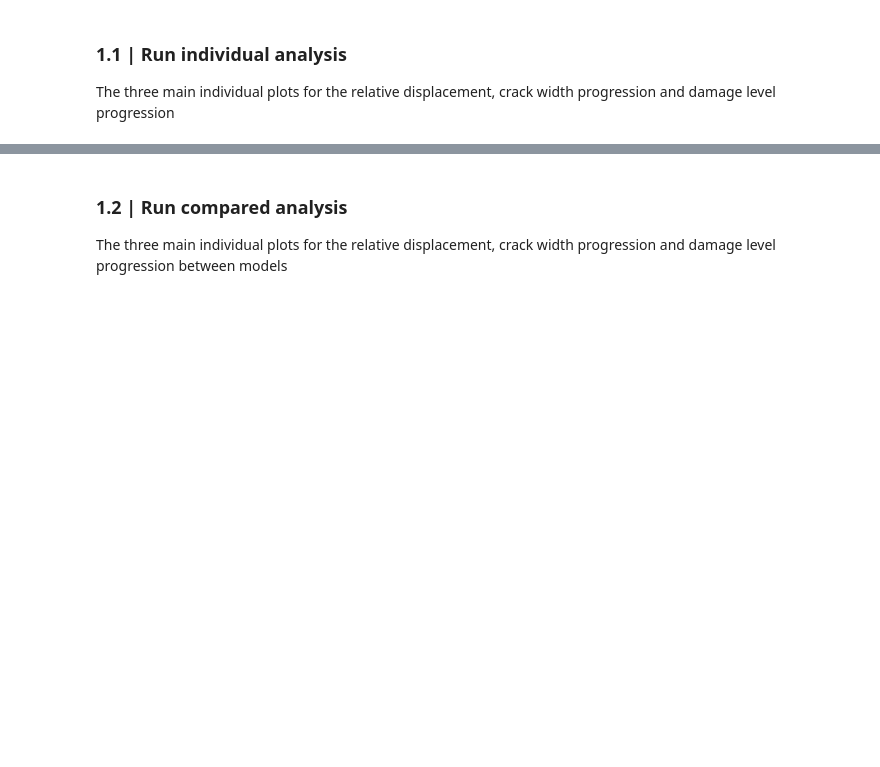
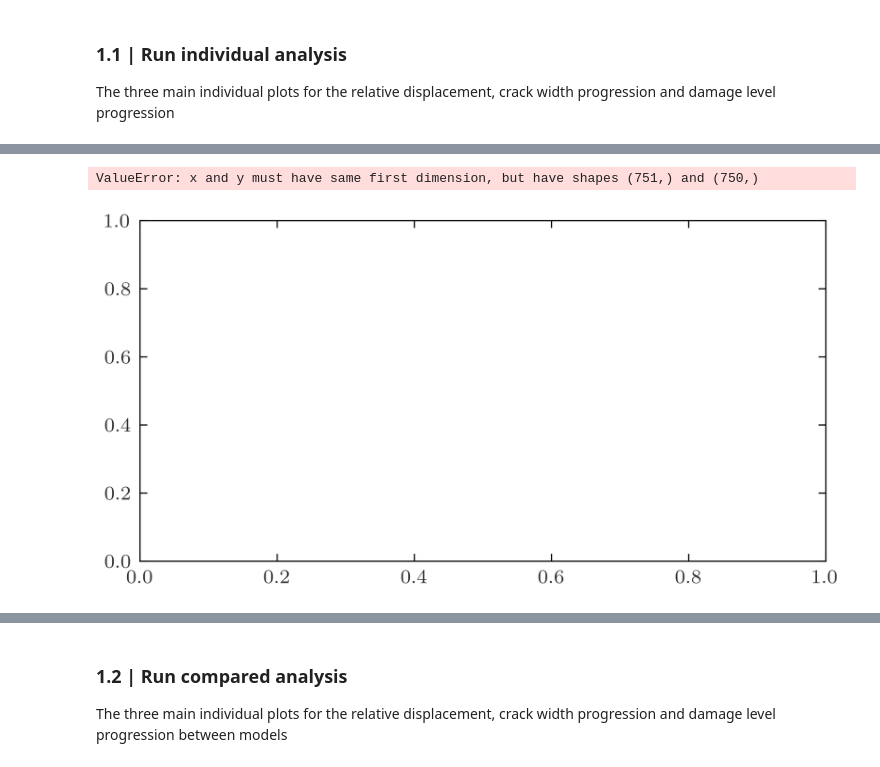
Before and after one commit to JavFuertes/BRICKS, a Jupyter notebook: bricks_fea.ipynb, the cells around one changed output, grey strips where cells are left out. Drawn from its saved outputs; the diff is of its cells as text; code cells hidden in the pictures; blank space fills up the shorter version.

```diff
--- a/bricks_fea.ipynb
+++ b/bricks_fea.ipynb
@@ -134,0 +222,55 @@ rr = analyse_models(dir,analysis_info_mesh, plot_settings_mesh, merge = merge_in
+# %%
+# ------------------------------- TSRCM ------------------------------ #
+combined_info_TSRCM = {
+    'Crack width': {
+        'EOI': [[177,178,179,435],
+                [35, 166, 203, 387, 523, 684, 723, 867],
+                [9, 206, 263, 612]],
+    },
+}
+
+combined_settings_TSRCM = {
+    'Crack width': {
+        'traces': ['Crack 1 TSCM ','Crack 5 TSCM','Crack 9 TSCM'],
+        'labels': ['Load factor $\lambda$', 'Crack Width $c_w$ [mm]'],
+        'titles': 'Major crack Width development',
+        'scientific': True
+    },
+}
+
+
+data_TSCM = {}
+data_TSCM['name'] = 'TSCM-O',
+data_TSCM['analysis_info'] = combined_info_TSRCM
+data_TSCM['plot_settings'] = combined_settings_TSRCM
+data_TSCM['dir'] = r'C:\Users\javie\OneDrive - Delft University of Technology\Year 2\Q3 & Q4\CIEM0500 - MS Thesis Project\!content\Experimentation\Modelling\Models\Continuum\Standard\W2O - TS\2DW2O_-_TS_NLA.tb'
+
+# ------------------------------- EMM S ------------------------------ #
+combined_info_EMMS = {
+    'Crack width': {
+        'EOI': [[34, 35, 154, 248],
+                [65, 66, 145, 212, 219, 226, 227, 354],
+                [679, 706, 737, 822],],
+    },
+}
+
+combined_settings_EMMS = {
+    'Crack width': {
+        'traces': ['Crack 1 EMM','Crack 5 EMM','Crack 9 EMM'],
+        'labels': ['Load factor $\lambda$', 'Crack Width $c_w$ [mm]'],
+        'titles': 'Major crack Width development',
+        'scientific': True
+    },
+}
+
+data_EMMO = {}
+data_EMMO['name'] = 'EMM - O '
+data_EMMO['analysis_info'] = combined_info_EMMS
+data_EMMO['plot_settings'] = combined_settings_EMMS
+data_EMMO['dir'] = r'C:\Users\javie\OneDrive - Delft University of Technology\Year 2\Q3 & Q4\CIEM0500 - MS Thesis Project\!content\Experimentation\Modelling\Models\EMM\W2O - EMS\2DW2O_-_EMS_NLA.tb'
+
+plot_data_list = [data_TSCM, data_EMMO]
+cfigs = compare_models(plot_data_list)
+# %% [output]
+ValueError: x and y must have same first dimension, but have shapes (751,) and (750,)
+[figure, added]
```
Also changed, not shown: parts of 20 cells of this notebook, 20 other files.
